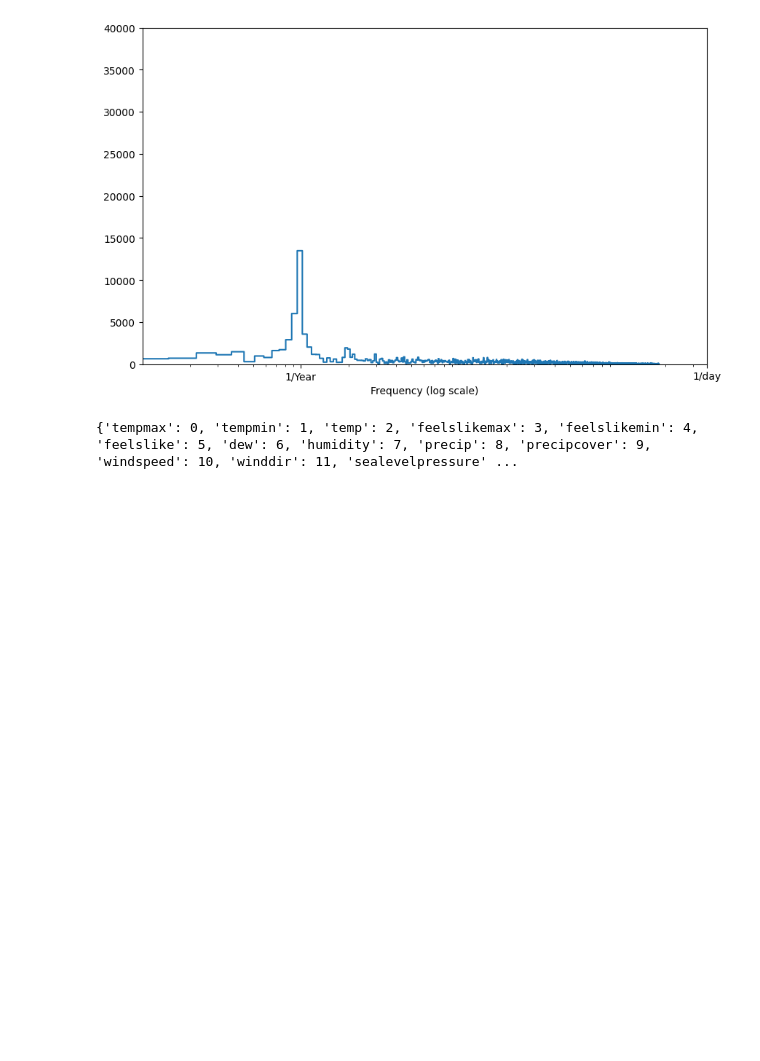
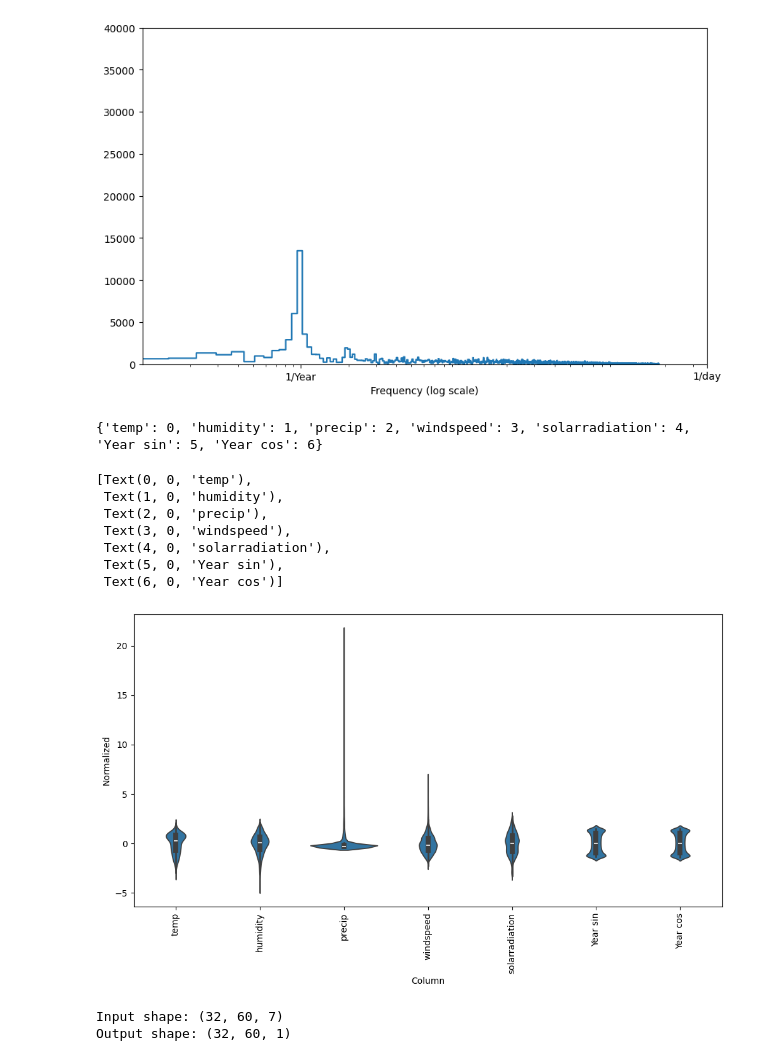
Before and after one commit to 10udCryp7/-Lab-Research-IOT-Weather-Tracking-for-Agriculture, a Jupyter notebook: Train Data/NewModel.ipynb, the cells around one changed output. Cells and saved outputs as stored; diff of their text form; code cells hidden in the pictures; blank space fills up the shorter version.

```diff
--- a/Train Data/NewModel.ipynb
+++ b/Train Data/NewModel.ipynb
@@ -164,8 +189,8 @@ _ = plt.xlabel('Frequency (log scale)')
 [figure]
 # %%
 # LET features be key, value is the index of feature
-column_indices = {name: i for i, name in enumerate(df.columns)}
-print(column_indices)
+input_column_indices = {name: i for i, name in enumerate(df.columns)}
+print(input_column_indices)
 
 n = len(df)
 train_df = df[0:int(n*0.7)]
@@ -174,7 +199,7 @@ test_df = df[int(n*0.9):]
 
 num_features = df.shape[1]
 # %% [output]
-{'tempmax': 0, 'tempmin': 1, 'temp': 2, 'feelslikemax': 3, 'feelslikemin': 4, 'feelslike': 5, 'dew': 6, 'humidity': 7, 'precip': 8, 'precipcover': 9, 'windspeed': 10, 'winddir': 11, 'sealevelpressure' ...
+{'temp': 0, 'humidity': 1, 'precip': 2, 'windspeed': 3, 'solarradiation': 4, 'Year sin': 5, 'Year cos': 6}
 # %%
 # The mean and standard deviation should only be computed using the training data
 # so that the models have no access to the values in the validation and test sets.
@@ -189,3 +214,18 @@ def normalize(data):
 train_df_norm = normalize(train_df)
 val_df_norm = normalize(val_df)
 test_df_norm = normalize(test_df)
+# %%
+df_std = (df - train_mean) / train_std
+df_std = df_std.melt(var_name='Column', value_name='Normalized')
+plt.figure(figsize=(12, 6))
+ax = sns.violinplot(x='Column', y='Normalized', data=df_std)
+ax.set_xticklabels(df.keys(), rotation=90)
+# %% [output]
+[Text(0, 0, 'temp'),
+ Text(1, 0, 'humidity'),
+ Text(2, 0, 'precip'),
+ Text(3, 0, 'windspeed'),
+ Text(4, 0, 'solarradiation'),
+ Text(5, 0, 'Year sin'),
+ Text(6, 0, 'Year cos')]
+[figure, added]
@@ -191,0 +390,6 @@ test_df_norm = normalize(test_df)
+# %%
+print('Input shape:', window.example[0].shape)
+print('Output shape:', linear(window.example[0]).shape)
+# %% [output]
+Input shape: (32, 60, 7)
+Output shape: (32, 60, 1)
```
Also changed, not shown: parts of 39 cells of this notebook, 5 other files.
